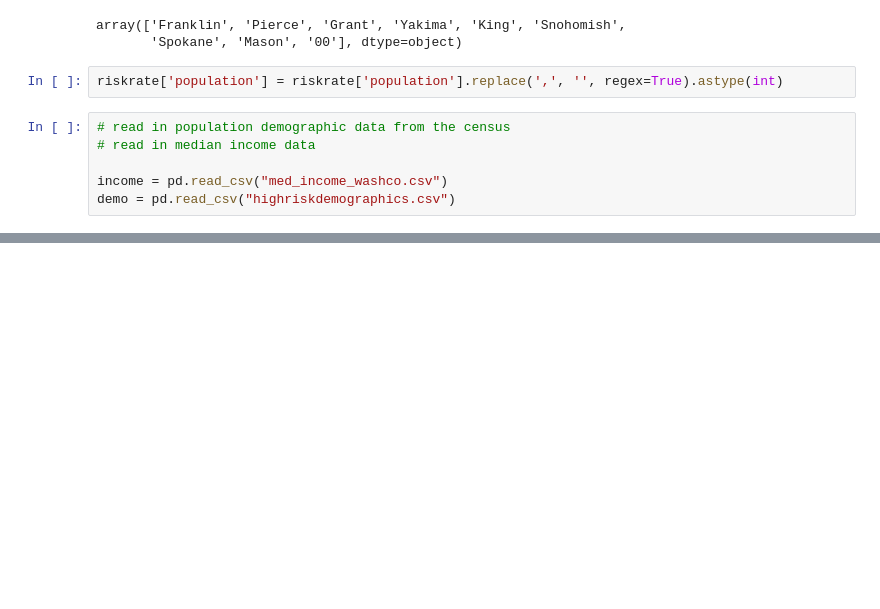
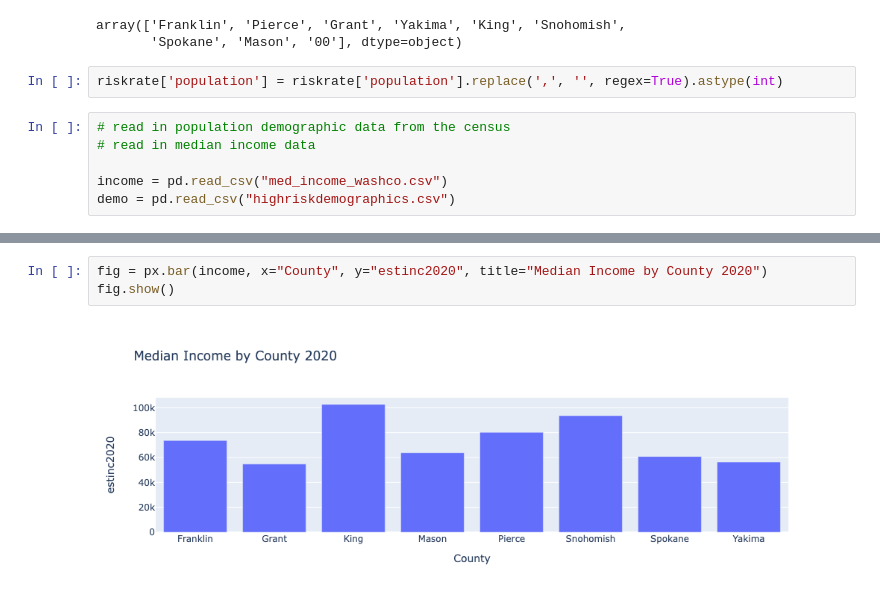
Before and after one commit to uysiri/info-challenge-teamIC23058, a Jupyter notebook: umdinfochallenge.ipynb, the cells around one changed output, grey strips where cells are left out. Cells and saved outputs as stored; diff of their text form; blank space fills up the shorter version.

```diff
--- a/umdinfochallenge.ipynb
+++ b/umdinfochallenge.ipynb
@@ -334,0 +371,5 @@ demo = pd.read_csv("highriskdemographics.csv")
+# %%
+fig = px.bar(income, x="County", y="estinc2020", title="Median Income by County 2020")
+fig.show()
+# %% [output]
+[figure, added]
```
Also changed, not shown: parts of 4 cells of this notebook, 3 other files.
